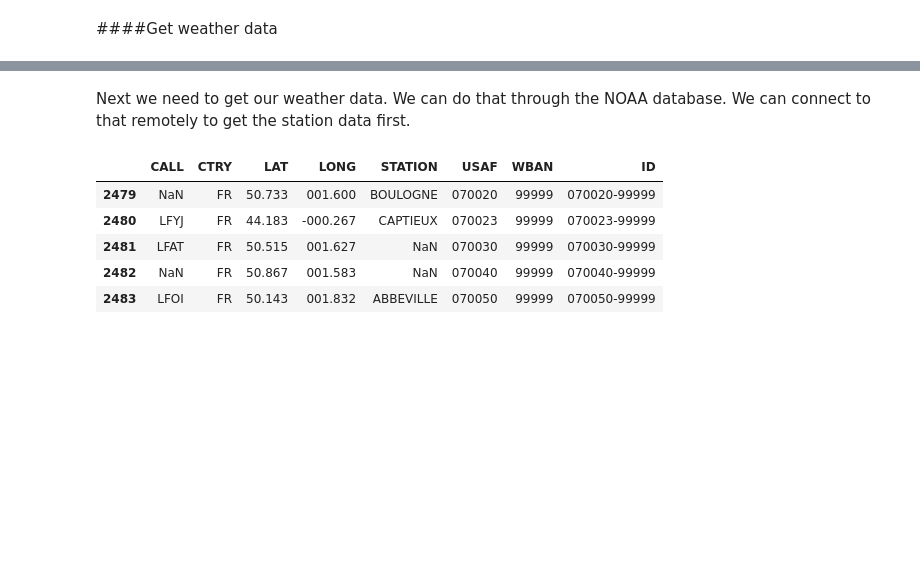
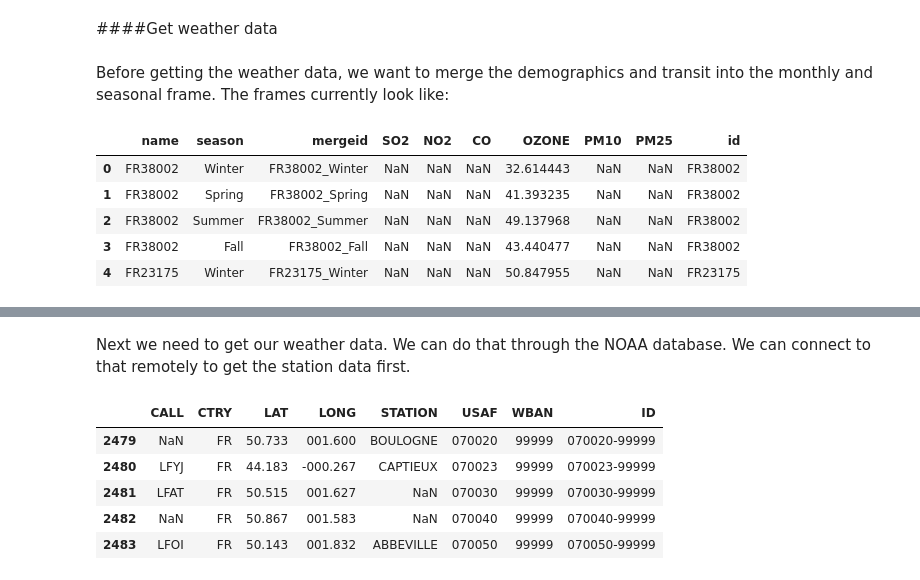
Before and after one commit to mchaffin17/AirPollutionFinalProject, a Jupyter notebook: DataCollection&Cleaning.ipynb, the cells around one changed output, grey strips where cells are left out. Drawn from its saved outputs; the diff is of its cells as text; code cells hidden in the pictures; blank space fills up the shorter version.

Commit message:
French Yearly Data File Created

```diff
--- a/DataCollection&Cleaning.ipynb
+++ b/DataCollection&Cleaning.ipynb
@@ -2106,0 +2348,4 @@ FranceDat.head()
+# %%
+#Make the merger id
+shellFrame = pd.DataFrame(shell)
+shellFrame['mergeid']=[str(x)+'_'+str(y) for x,y in zip(shellFrame['name'],shellFrame['month'])]
@@ -2106,0 +2361,8 @@ FranceDat.head()
+# %%
+#Create the frame of monthly measurements
+air_m = shellFrame.merge(so2_tom[['mergeid','SO2']],on='mergeid',how='left')
+air_m = air_m.merge(no2_tom[['mergeid','NO2']],on='mergeid',how='left')
+air_m = air_m.merge(co_tom[['mergeid','CO']],on='mergeid',how='left')
+air_m = air_m.merge(ozone_tom[['mergeid','OZONE']],on='mergeid',how='left')
+air_m = air_m.merge(pm10_tom[['mergeid','PM10']],on='mergeid',how='left')
+air_m = air_m.merge(pm25_tom[['mergeid','PM25']],on='mergeid',how='left')
@@ -2107,3 +2413,11 @@ FranceDat.head()
+# %%
+air_m['SO2']=air_m['SO2'].apply(lambda x: x/2.62)
+air_m['NO2']=air_m['NO2'].apply(lambda x: x/1.88)
+air_m['OZONE']=air_m['OZONE'].apply(lambda x: x/2000)
+air_m['CO']=air_m['CO'].apply(lambda x: x/1.145)
+# %%
+air_m['id']=air_m['name']
+air_s['id']=air_s['name']
 # %% [markdown]
 ####Collecting Traffic Data
 # %% [markdown]
@@ -2175,3 +2489,15 @@ FranceDat.head()
 | 4 | NaN | 9.625000 | 0.028092 | 21.006000 | NaN | NaN | Cholet | FR23078 | 104917 | 483.925584 | 216.803995 | ... |
 # %% [markdown]
 ####Get weather data
+# %% [markdown]
+Before getting the weather data, we want to merge the demographics and transit into the monthly and seasonal frame. The frames currently look like:
+# %%
+#Monthly
+air_m.head()
+# %% [output]
+|  | name | season | mergeid | SO2 | NO2 | CO | OZONE | PM10 | PM25 | id |
+| 0 | FR38002 | Winter | FR38002_Winter | NaN | NaN | NaN | 32.614443 | NaN | NaN | FR38002 |
+| 1 | FR38002 | Spring | FR38002_Spring | NaN | NaN | NaN | 41.393235 | NaN | NaN | FR38002 |
+| 2 | FR38002 | Summer | FR38002_Summer | NaN | NaN | NaN | 49.137968 | NaN | NaN | FR38002 |
+| 3 | FR38002 | Fall | FR38002_Fall | NaN | NaN | NaN | 43.440477 | NaN | NaN | FR38002 |
+| 4 | FR23175 | Winter | FR23175_Winter | NaN | NaN | NaN | 50.847955 | NaN | NaN | FR23175 |
```
Also changed, not shown: parts of 35 cells of this notebook, 4 other files.
